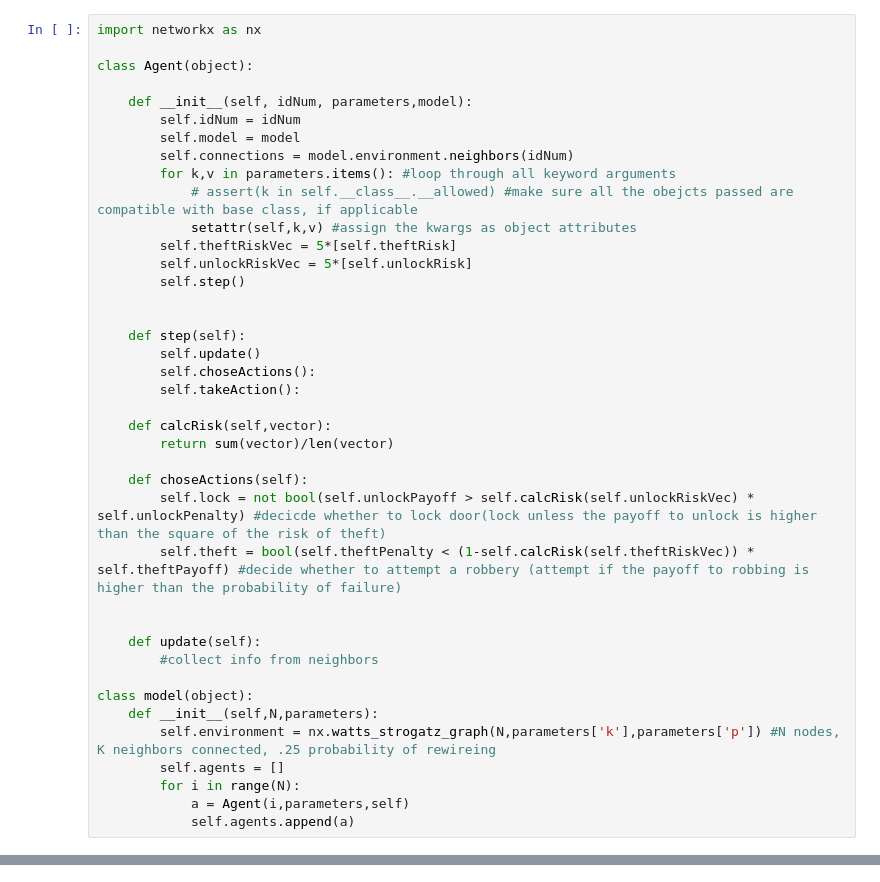
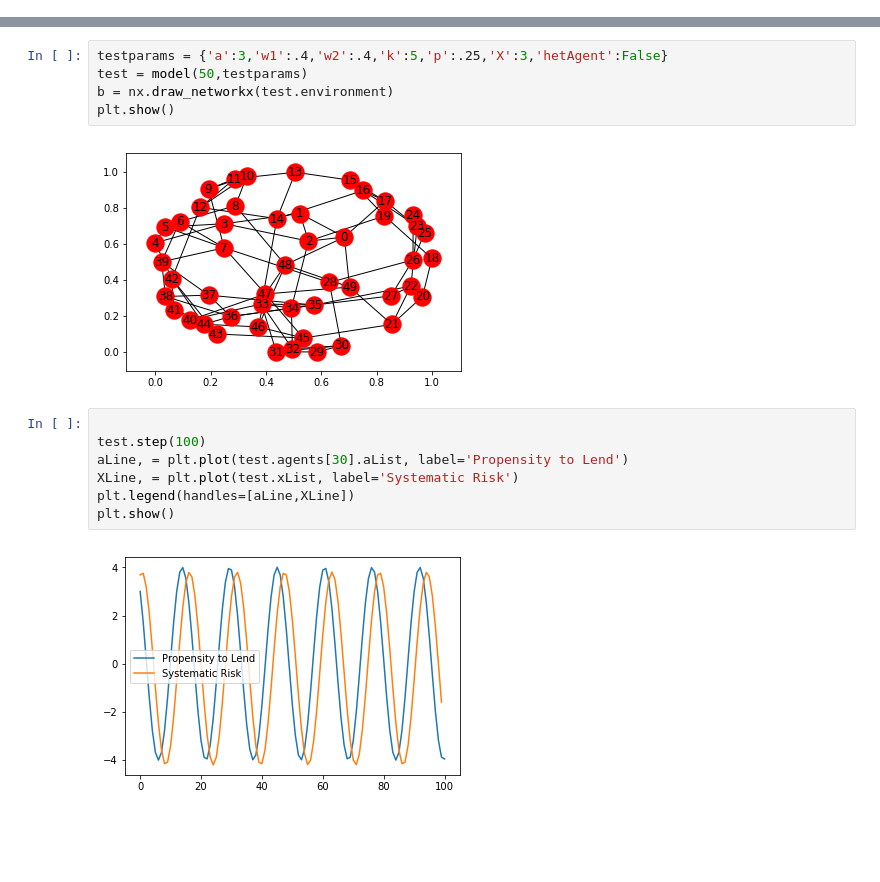
Before and after one commit to akaufman10/ABM, a Jupyter notebook: Experiential Learning.ipynb, the cells around one changed output, grey strips where cells are left out. Cells and saved outputs as stored; diff of their text form; blank space fills up the shorter version.

Commit message:
chaged model to adaptive learning

```diff
--- a/Experiential Learning.ipynb
+++ b/Experiential Learning.ipynb
@@ -38,40 +0,0 @@ Crucially, both equations depend on the agent's beliefs about risk, captured in
-# %%
-import networkx as nx
-
-class Agent(object):
-
-    def __init__(self, idNum, parameters,model):
-        self.idNum = idNum
-        self.model = model
-        self.connections = model.environment.neighbors(idNum)
-        for k,v in parameters.items(): #loop through all keyword arguments
-            # assert(k in self.__class__.__allowed) #make sure all the obejcts passed are compatible with base class, if applicable
-            setattr(self,k,v) #assign the kwargs as object attributes
-        self.theftRiskVec = 5*[self.theftRisk]
-        self.unlockRiskVec = 5*[self.unlockRisk]
-        self.step()
-
-
-    def step(self):
-        self.update()
-        self.choseActions():
-        self.takeAction():
-
-    def calcRisk(self,vector):
-        return sum(vector)/len(vector)
-
-    def choseActions(self):
-        self.lock = not bool(self.unlockPayoff > self.calcRisk(self.unlockRiskVec) * self.unlockPenalty) #decicde whether to lock door(lock unless the payoff to unlock is higher than the square of the risk of theft)
-        self.theft = bool(self.theftPenalty < (1-self.calcRisk(self.theftRiskVec)) * self.theftPayoff) #decide whether to attempt a robbery (attempt if the payoff to robbing is higher than the probability of failure)
-
-
-    def update(self):
-        #collect info from neighbors
-
-class model(object):
-    def __init__(self,N,parameters):
-        self.environment = nx.watts_strogatz_graph(N,parameters['k'],parameters['p']) #N nodes, K neighbors connected, .25 probability of rewireing
-        self.agents = []
-        for i in range(N):
-            a = Agent(i,parameters,self)
-            self.agents.append(a)
@@ -94,0 +97,16 @@ where i represent period and n represents the current period.
+# %%
+testparams = {'a':3,'w1':.4,'w2':.4,'k':5,'p':.25,'X':3,'hetAgent':False}
+test = model(50,testparams)
+b = nx.draw_networkx(test.environment)
+plt.show()
+# %% [output]
+[figure, added]
+# %%
+
+test.step(100)
+aLine, = plt.plot(test.agents[30].aList, label='Propensity to Lend')
+XLine, = plt.plot(test.xList, label='Systematic Risk')
+plt.legend(handles=[aLine,XLine])
+plt.show()
+# %% [output]
+[figure, added]
```
Also changed, not shown: parts of 14 cells of this notebook.
